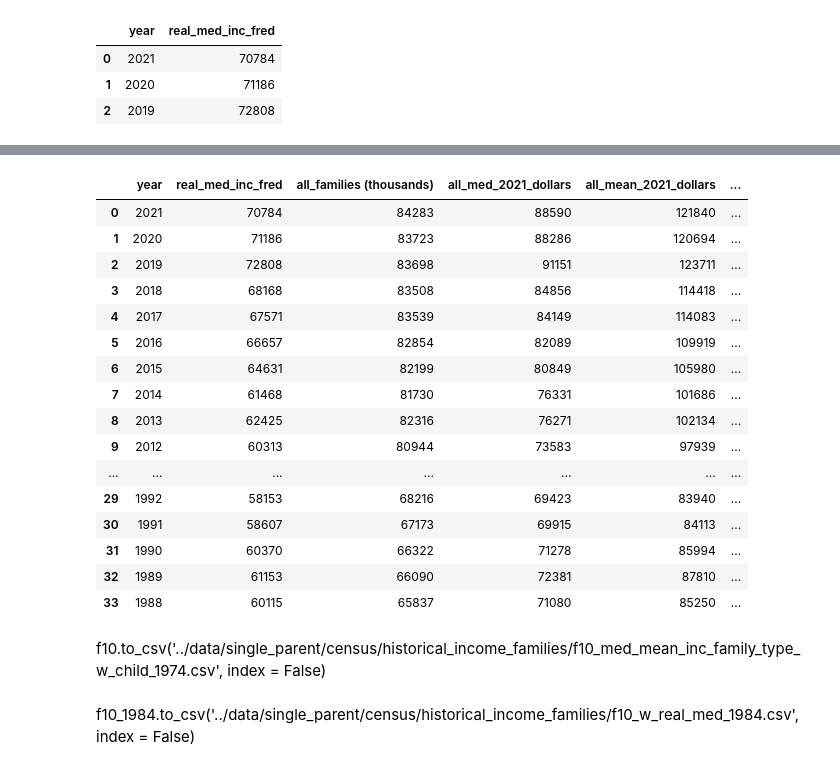
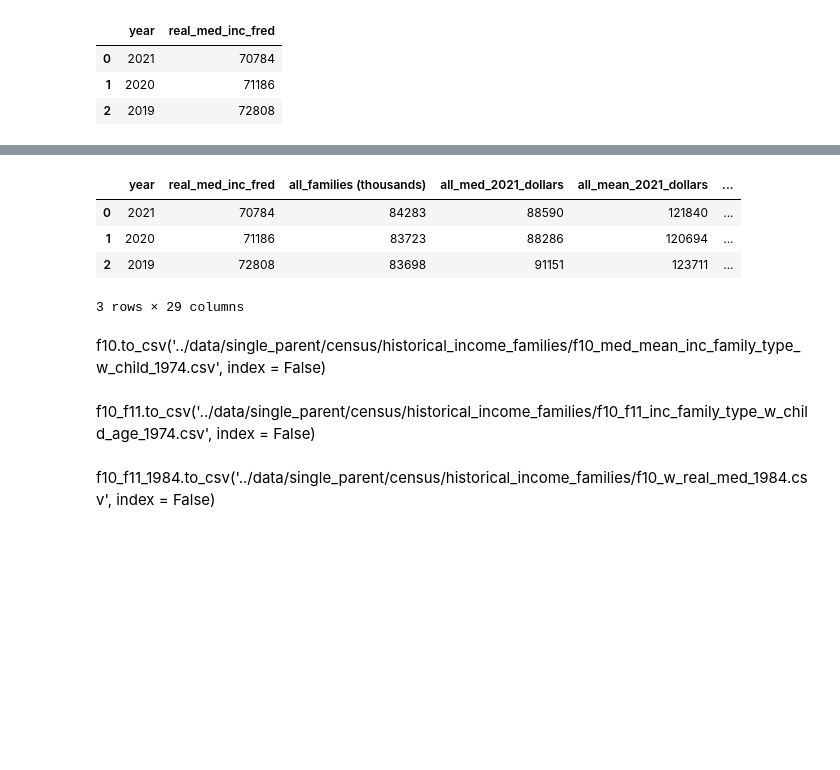
Before and after one commit to SchreinerJS/schreinerj_capstone, a Jupyter notebook: notebooks/f10_f11_cleaned_merged.ipynb, the cells around one changed output, grey strips where cells are left out. Drawn from its saved outputs; the diff is of its cells as text; code cells hidden in the pictures; blank space fills up the shorter version.

```diff
--- a/notebooks/F10_cleaning_merging.ipynb
+++ b/notebooks/f10_f11_cleaned_merged.ipynb
@@ -337,0 +569,3 @@ f10.head(3)
+# %%
+f10_f11 = pd.merge(f10, age_groups, on = 'year', how = 'left')
+f10_f11.head(3)
@@ -338,12 +578,12 @@ f10.head(3)
 # %%
 #locate additional letters in year column
-f10= f10[f10['year'].str.match('\d{4}[a-zA-Z]?', na=False)]
+f10_f11 = f10_f11[f10_f11['year'].str.match('\d{4}[a-zA-Z]?', na=False)]
 #extract only the year
-f10['year'] = f10['year'].str.extract('(\d{4})', expand=False).astype(int)
+f10_f11['year'] = f10_f11['year'].str.extract('(\d{4})', expand=False).astype(int)
 #sort by descending
-f10 = f10.sort_values('year', ascending=False)
+f10_f11 = f10_f11.sort_values('year', ascending=False)
 
-f10
+f10_f11.head(3)
 # %% [output]
 |  | year | all_families (thousands) | all_med_2021_dollars | all_mean_2021_dollars | families_one_or_more_children (th... | ... |
 | 0 | 2021 | 84283 | 88590 | 121840 | 37088 | ... |
@@ -383,8 +631,8 @@ real_med.head(3)
 | 2 | 2019 | 72808 |
 # %%
 #drop rows prior to 1984
-f10_1984 = f10[:-14]
-f10_1984
+f10_f11_1984 = f10_f11[:-10]
+f10_f11_1984
 # %% [output]
 |  | year | all_families (thousands) | all_med_2021_dollars | all_mean_2021_dollars | families_one_or_more_children (th... | ... |
 | 0 | 2021 | 84283 | 88590 | 121840 | 37088 | ... |
@@ -406,6 +655,6 @@ f10_1984
 # %%
-f10_1984 = pd.merge(f10_1984, real_med, on = 'year', how = 'left')
-f10_1984
+f10_f11_1984 = pd.merge(f10_f11_1984, real_med, on = 'year', how = 'left')
+f10_f11_1984.head(3)
 # %% [output]
 |  | year | all_families (thousands) | all_med_2021_dollars | all_mean_2021_dollars | families_one_or_more_children (th... | ... |
 | 0 | 2021 | 84283 | 88590 | 121840 | 37088 | ... |
@@ -427,29 +664,19 @@ f10_1984
 # %%
 # remove real_med from dataframe
-col = f10_1984.pop('real_med_inc_fred')
+col = f10_f11_1984.pop('real_med_inc_fred')
 # insert real_med at index 1
-f10_1984.insert(1, 'real_med_inc_fred', col)
+f10_f11_1984.insert(1, 'real_med_inc_fred', col)
 
-f10_1984
+f10_f11_1984.head(3)
 # %% [output]
 |  | year | real_med_inc_fred | all_families (thousands) | all_med_2021_dollars | all_mean_2021_dollars | ... |
 | 0 | 2021 | 70784 | 84283 | 88590 | 121840 | ... |
 | 1 | 2020 | 71186 | 83723 | 88286 | 120694 | ... |
 | 2 | 2019 | 72808 | 83698 | 91151 | 123711 | ... |
-| 3 | 2018 | 68168 | 83508 | 84856 | 114418 | ... |
-| 4 | 2017 | 67571 | 83539 | 84149 | 114083 | ... |
-| 5 | 2016 | 66657 | 82854 | 82089 | 109919 | ... |
-| 6 | 2015 | 64631 | 82199 | 80849 | 105980 | ... |
-| 7 | 2014 | 61468 | 81730 | 76331 | 101686 | ... |
-| 8 | 2013 | 62425 | 82316 | 76271 | 102134 | ... |
-| 9 | 2012 | 60313 | 80944 | 73583 | 97939 | ... |
-| ... | ... | ... | ... | ... | ... | ... |
-| 29 | 1992 | 58153 | 68216 | 69423 | 83940 | ... |
-| 30 | 1991 | 58607 | 67173 | 69915 | 84113 | ... |
-| 31 | 1990 | 60370 | 66322 | 71278 | 85994 | ... |
-| 32 | 1989 | 61153 | 66090 | 72381 | 87810 | ... |
-| 33 | 1988 | 60115 | 65837 | 71080 | 85250 | ... |
+3 rows × 29 columns
-# %% [markdown]
-f10.to_csv('../data/single_parent/census/historical_income_families/f10_med_mean_inc_family_type_w_child_1974.csv', index = False)
-# %% [markdown]
-f10_1984.to_csv('../data/single_parent/census/historical_income_families/f10_w_real_med_1984.csv', index = False)
+# %% [markdown]
+f10.to_csv('../data/single_parent/census/historical_income_families/f10_med_mean_inc_family_type_w_child_1974.csv', index = False)
+# %% [markdown]
+f10_f11.to_csv('../data/single_parent/census/historical_income_families/f10_f11_inc_family_type_w_child_age_1974.csv', index = False)
+# %% [markdown]
+f10_f11_1984.to_csv('../data/single_parent/census/historical_income_families/f10_w_real_med_1984.csv', index = False)
```
Also changed, not shown: parts of 21 cells of this notebook.
